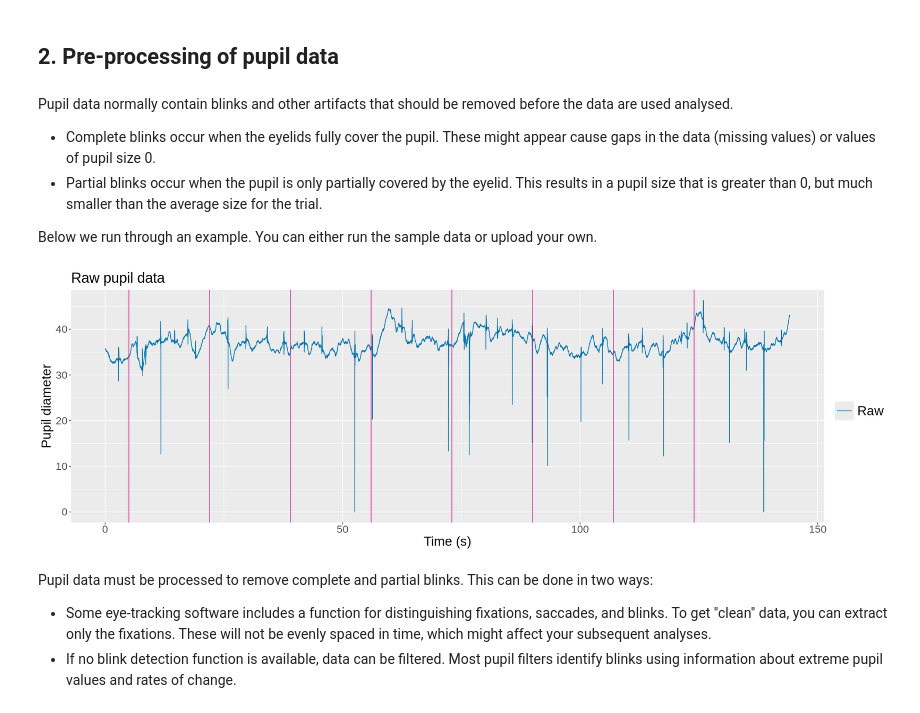
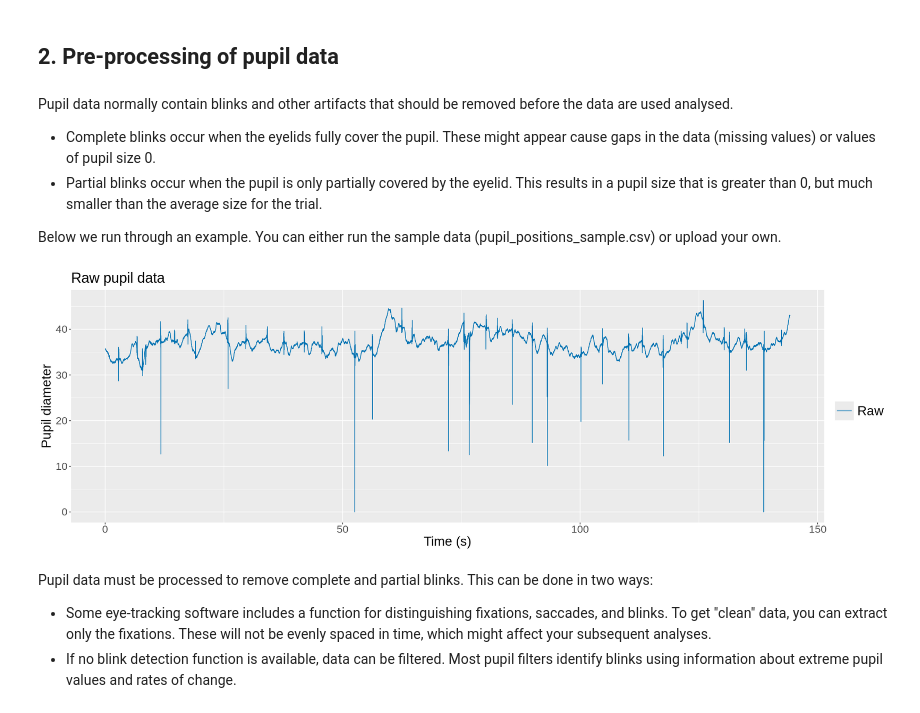
Before and after one commit to laurabishop/EyeTrackingDemo, a Jupyter notebook: DSD_ScienceOfGaze_PupilFiltering.ipynb, the cells around one changed output. Cells and saved outputs as stored; diff of their text form; code cells hidden in the pictures.

Commit message:
Updated plot code

```diff
--- a/DSD_ScienceOfGaze_PupilFiltering.ipynb
+++ b/DSD_ScienceOfGaze_PupilFiltering.ipynb
@@ -53,7 +53,7 @@ Pupil data normally contain blinks and other artifacts that should be removed be
 * Complete blinks occur when the eyelids fully cover the pupil. These might appear cause gaps in the data (missing values) or values of pupil size 0.
 * Partial blinks occur when the pupil is only partially covered by the eyelid. This results in a pupil size that is greater than 0, but much smaller than the average size for the trial.
 
-Below we run through an example. You can either run the sample data or upload your own.
+Below we run through an example. You can either run the sample data (pupil_positions_sample.csv) or upload your own.
 # %%
 eyetracking <- read.csv("EyeTrackingDemo/pupil_positions_LB.csv")
 tdata <- eyetracking[!grepl("2d", eyetracking$method) & eyetracking$eye_id == 1,]
@@ -61,17 +61,16 @@ tdata$timestamp <- with(tdata, pupil_timestamp-pupil_timestamp[1])
 # %%
 raw.plot <- ggplot(tdata, aes(x = timestamp)) +
                 geom_line(aes(y = diameter, colour = "Raw")) +
                 scale_colour_manual("", breaks = c("Raw", "Smoothed", "Interpolated"),
                                     values = c("#0072B2", "#E69F00")) +
                 ggtitle("Raw pupil data") +
                 xlab("Time (s)") + ylab("Pupil diameter") +
                 theme(plot.title = element_text(size = 22),
                       axis.text = element_text(size = 16), axis.title = element_text(size = 20),
-                      legend.text = element_text(size = 20), legend.key.size = unit(1, "cm")) +
-                geom_vline(xintercept = seq(5, 17*8, 17), colour = "#cd2990")
+                      legend.text = element_text(size = 20), legend.key.size = unit(1, "cm"))
 raw.plot
 # %% [output]
-[figure, old version]
+[figure, new version]
 # %% [markdown]
 Pupil data must be processed to remove complete and partial blinks. This can be done in two ways:
 * Some eye-tracking software includes a function for distinguishing fixations, saccades, and blinks. To get "clean" data, you can extract only the fixations. These will not be evenly spaced in time, which might affect your subsequent analyses.
```
Also changed, not shown: parts of 1 cell of this notebook.
